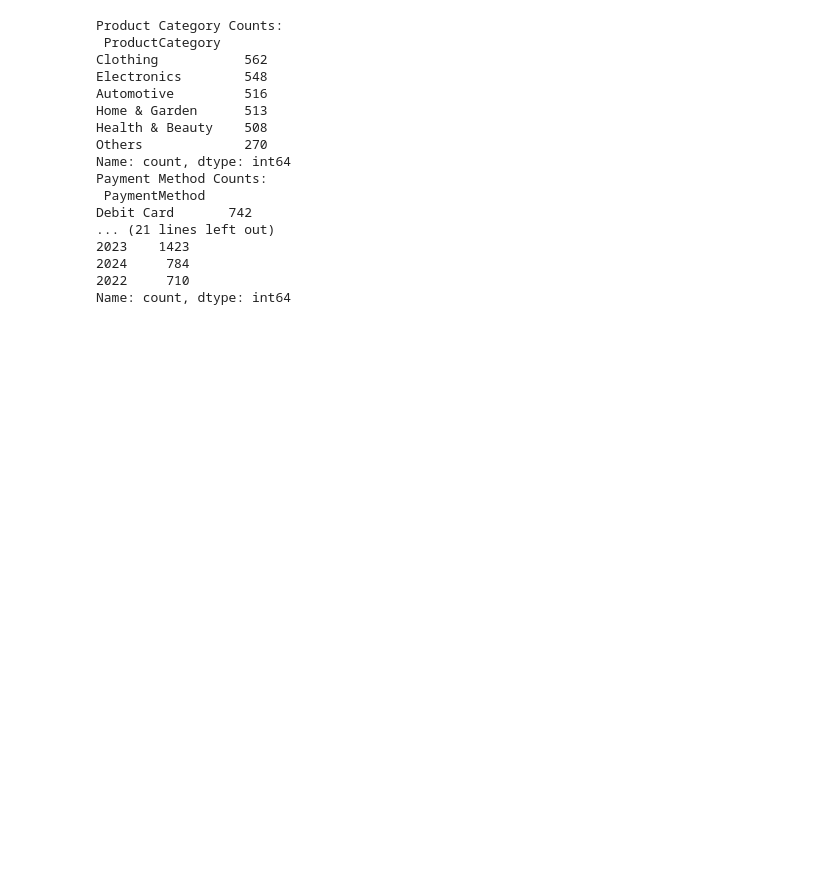
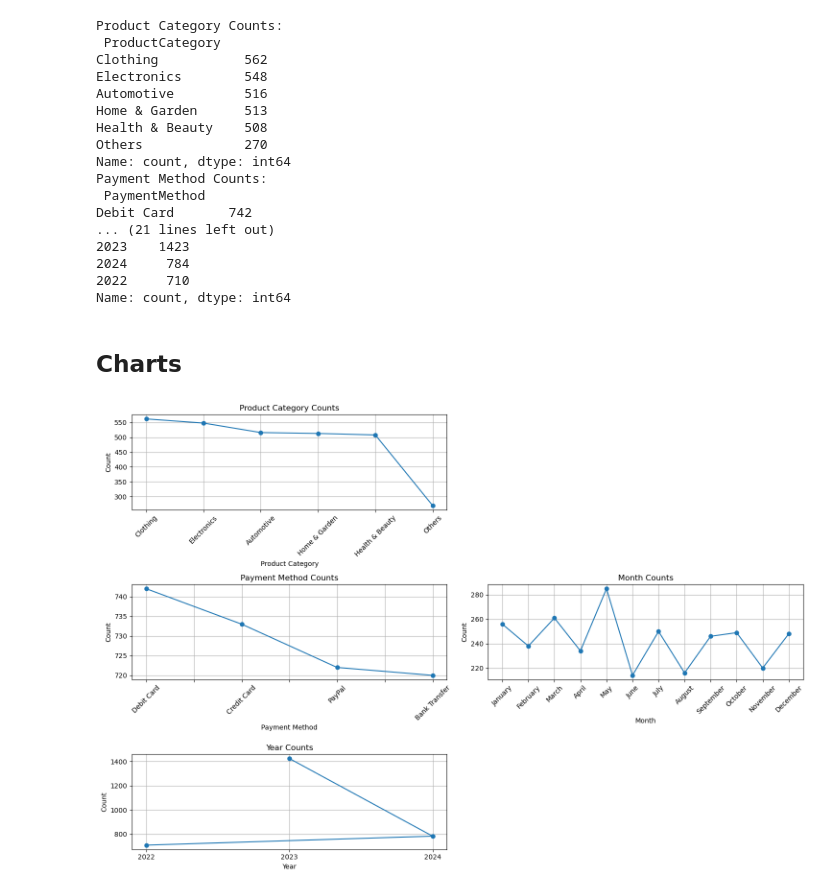
Before and after one commit to amatibag/MO-IT125-A3103-Matibag, a Jupyter notebook: MS1 - CustomerTransactions.ipynb, the cells around one changed output. Saved outputs shown, nothing was run; the diff lists cells and outputs as text; code cells hidden in the pictures; blank space fills up the shorter version.

```diff
--- a/MS1 - CustomerTransactions.ipynb
+++ b/MS1 - CustomerTransactions.ipynb
@@ -267,3 +267,61 @@ Debit Card       742
 2024     784
 2022     710
 Name: count, dtype: int64
+# %% [markdown]
+## Charts
+# %%
+# Frequency counts for categorical variables
+product_category_counts = df2['ProductCategory'].value_counts()
+payment_method_counts = df2['PaymentMethod'].value_counts()
+month_counts = df3['Month'].value_counts()
+year_counts = df3['Year'].value_counts()
+
+# Ensure month counts are sorted properly
+month_order = ['January', 'February', 'March', 'April', 'May', 'June', 'July',
+               'August', 'September', 'October', 'November', 'December']
+month_counts = month_counts.reindex(month_order).fillna(0)  # Reindex to ensure proper order
+
+# Set up the plots
+plt.figure(figsize=(15, 10))
+
+# Product Category Counts Line Chart
+plt.subplot(3, 2, 1)
+product_category_counts.plot(kind='line', marker='o')
+plt.title('Product Category Counts')
+plt.xlabel('Product Category')
+plt.ylabel('Count')
+plt.xticks(rotation=45)  # Rotate x-axis labels for better visibility
+plt.grid()
+
+# Payment Method Counts Line Chart
+plt.subplot(3, 2, 3)
+payment_method_counts.plot(kind='line', marker='o')
+plt.title('Payment Method Counts')
+plt.xlabel('Payment Method')
+plt.ylabel('Count')
+plt.xticks(rotation=45)  # Rotate x-axis labels for better visibility
+plt.grid()
+
+# Month Counts Line Chart
+plt.subplot(3, 2, 4)
+month_counts.plot(kind='line', marker='o')
+plt.title('Month Counts')
+plt.xlabel('Month')
+plt.ylabel('Count')
+plt.xticks(ticks=range(len(month_order)), labels=month_order, rotation=45)  # Set ticks and labels
+plt.grid()
+
+# Year Counts Line Chart
+plt.subplot(3, 2, 5)
+year_counts.plot(kind='line', marker='o')
+plt.title('Year Counts')
+plt.xlabel('Year')
+plt.ylabel('Count')
+plt.xticks(year_counts.index)  # Ensure all years are shown
+plt.grid()
+
+# Adjust layout
+plt.tight_layout()
+plt.show()
+# %% [output]
+[figure, added]
```
Also changed, not shown: 2 other files.
